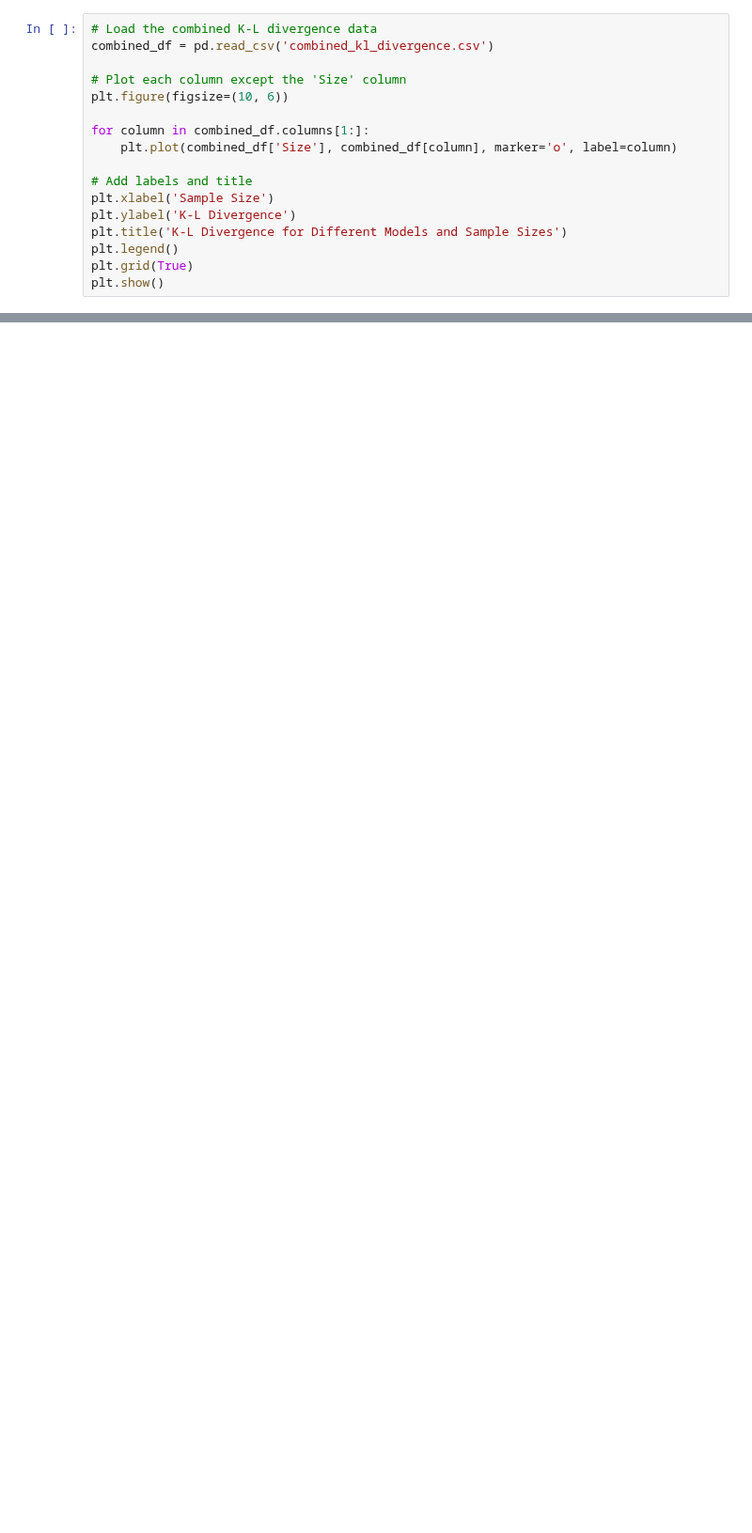
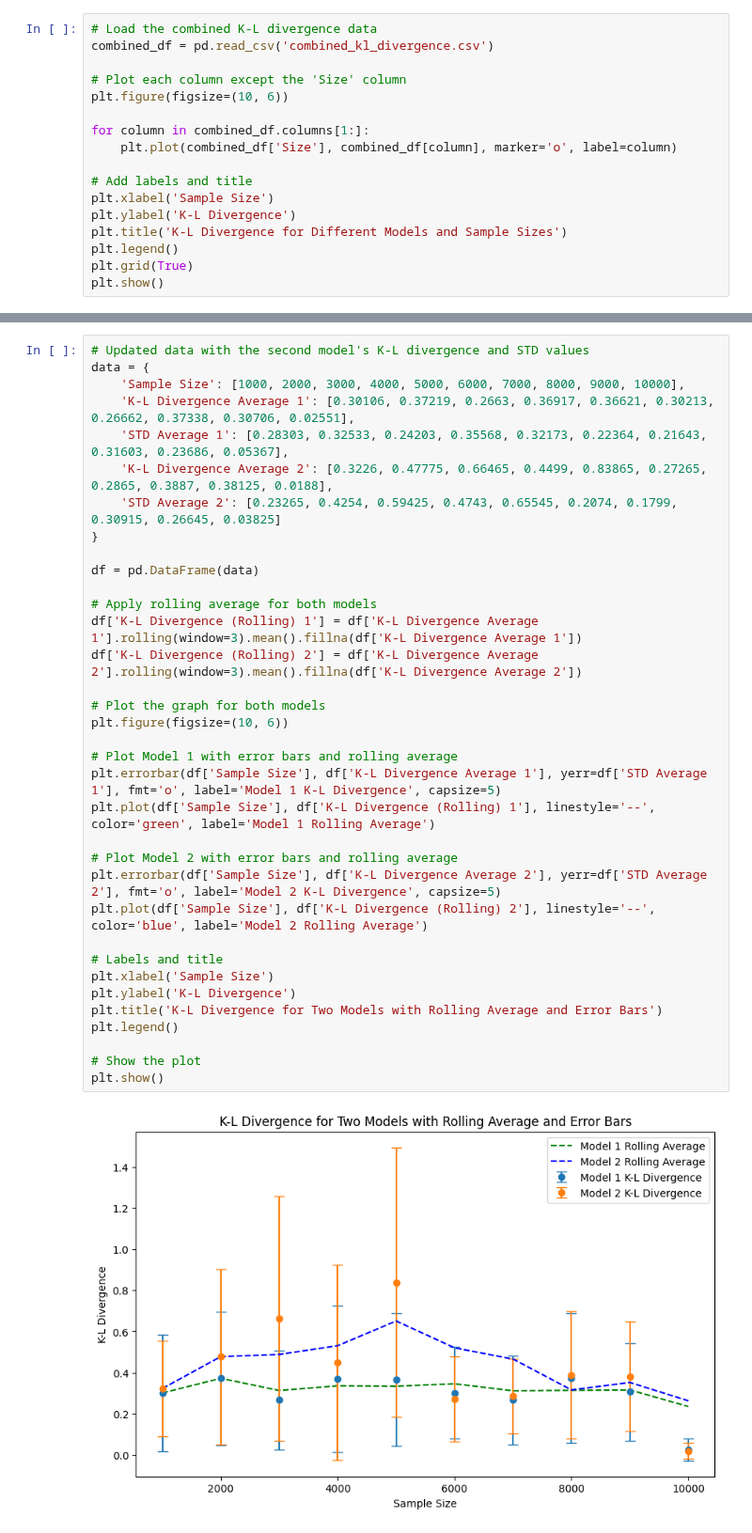
Before and after one commit to nonyeezeh/Research-Project-Code, a Jupyter notebook: Plots.ipynb, the cells around one changed output, grey strips where cells are left out. Shown at 94% size. Saved outputs shown, nothing was run; the diff lists cells and outputs as text; blank space fills up the shorter version.

Commit message:
Plots

```diff
--- a/Plots.ipynb
+++ b/Plots.ipynb
@@ -57,0 +60,37 @@ plt.show()
+# %%
+# Updated data with the second model's K-L divergence and STD values
+data = {
+    'Sample Size': [1000, 2000, 3000, 4000, 5000, 6000, 7000, 8000, 9000, 10000],
+    'K-L Divergence Average 1': [0.30106, 0.37219, 0.2663, 0.36917, 0.36621, 0.30213, 0.26662, 0.37338, 0.30706, 0.02551],
+    'STD Average 1': [0.28303, 0.32533, 0.24203, 0.35568, 0.32173, 0.22364, 0.21643, 0.31603, 0.23686, 0.05367],
+    'K-L Divergence Average 2': [0.3226, 0.47775, 0.66465, 0.4499, 0.83865, 0.27265, 0.2865, 0.3887, 0.38125, 0.0188],
+    'STD Average 2': [0.23265, 0.4254, 0.59425, 0.4743, 0.65545, 0.2074, 0.1799, 0.30915, 0.26645, 0.03825]
+}
+
+df = pd.DataFrame(data)
+
+# Apply rolling average for both models
+df['K-L Divergence (Rolling) 1'] = df['K-L Divergence Average 1'].rolling(window=3).mean().fillna(df['K-L Divergence Average 1'])
+df['K-L Divergence (Rolling) 2'] = df['K-L Divergence Average 2'].rolling(window=3).mean().fillna(df['K-L Divergence Average 2'])
+
+# Plot the graph for both models
+plt.figure(figsize=(10, 6))
+
+# Plot Model 1 with error bars and rolling average
+plt.errorbar(df['Sample Size'], df['K-L Divergence Average 1'], yerr=df['STD Average 1'], fmt='o', label='Model 1 K-L Divergence', capsize=5)
+plt.plot(df['Sample Size'], df['K-L Divergence (Rolling) 1'], linestyle='--', color='green', label='Model 1 Rolling Average')
+
+# Plot Model 2 with error bars and rolling average
+plt.errorbar(df['Sample Size'], df['K-L Divergence Average 2'], yerr=df['STD Average 2'], fmt='o', label='Model 2 K-L Divergence', capsize=5)
+plt.plot(df['Sample Size'], df['K-L Divergence (Rolling) 2'], linestyle='--', color='blue', label='Model 2 Rolling Average')
+
+# Labels and title
+plt.xlabel('Sample Size')
+plt.ylabel('K-L Divergence')
+plt.title('K-L Divergence for Two Models with Rolling Average and Error Bars')
+plt.legend()
+
+# Show the plot
+plt.show()
+# %% [output]
+[figure, added]
```
Also changed, not shown: parts of 1 cell of this notebook.
